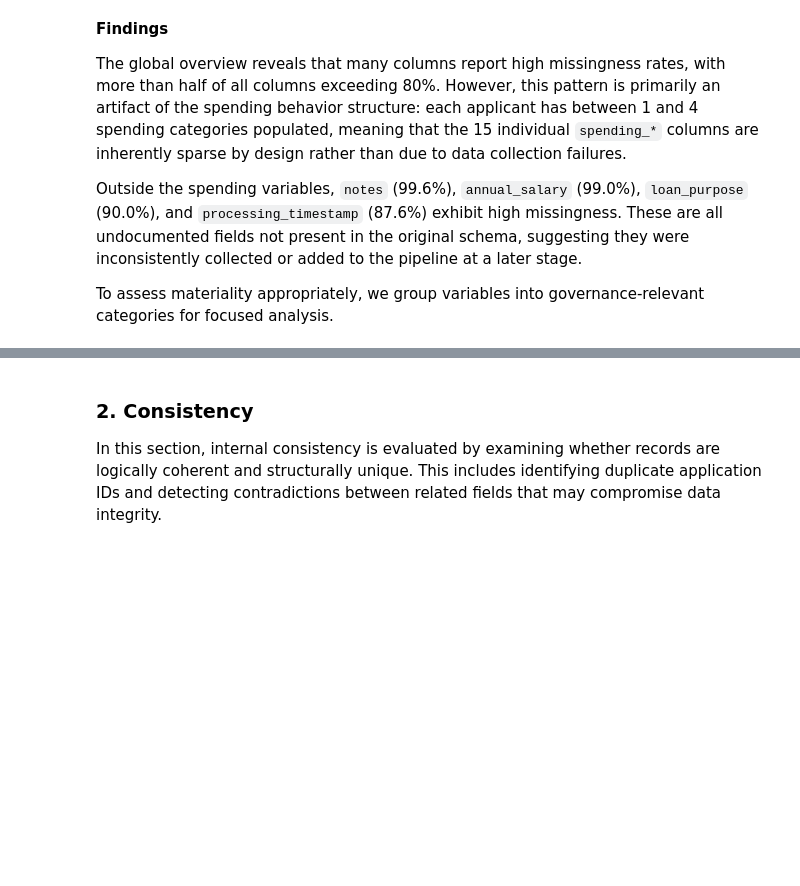
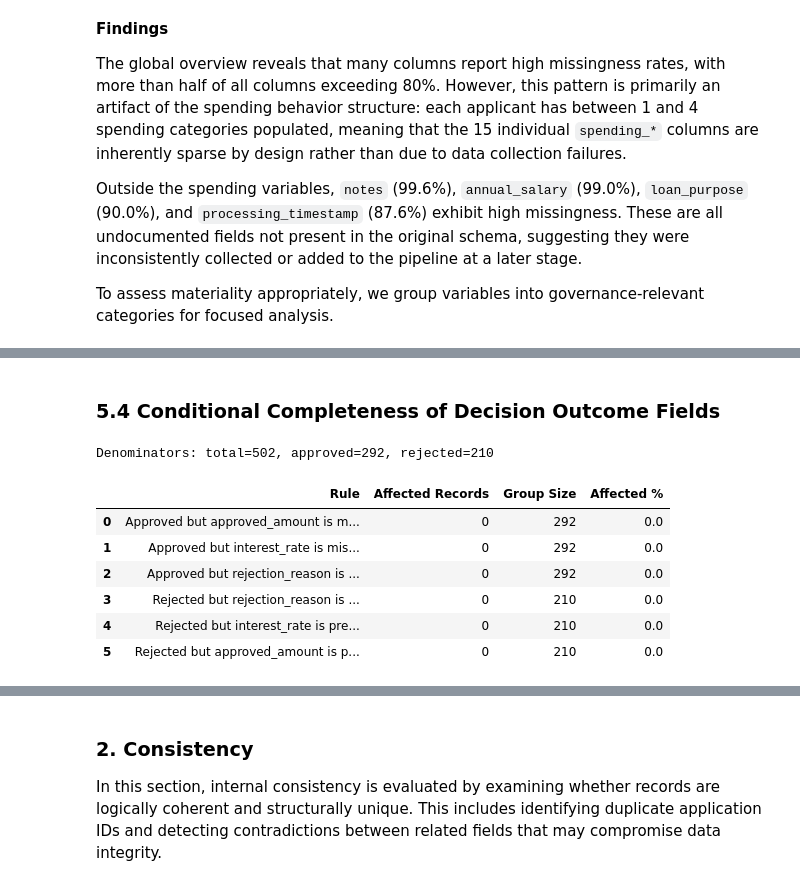
Before and after one commit to mchlkan/dego-2606-group3, a Jupyter notebook: notebooks/01-data-quality.ipynb, the cells around one changed output, grey strips where cells are left out. Saved outputs shown, nothing was run; the diff lists cells and outputs as text; code cells hidden in the pictures; blank space fills up the shorter version.

```diff
--- a/notebooks/01-data-quality.ipynb
+++ b/notebooks/01-data-quality.ipynb
@@ -477,0 +369,37 @@ Overall, completeness risk is assessed as **Moderate**, driven primarily by meta
+# %% [markdown]
+### 5.4 Conditional Completeness of Decision Outcome Fields
+# %%
+# conditional completeness checks for decision outcome fields
+n_total = len(df)
+n_approved = int((df["loan_approved"] == True).sum())
+n_rejected = int((df["loan_approved"] == False).sum())
+
+checks = [
+    ("Approved but approved_amount is missing",
+     df.query("loan_approved == True and approved_amount.isna()").shape[0], n_approved),
+    ("Approved but interest_rate is missing",
+     df.query("loan_approved == True and interest_rate.isna()").shape[0], n_approved),
+    ("Approved but rejection_reason is present",
+     df.query("loan_approved == True and rejection_reason.notna()").shape[0], n_approved),
+    ("Rejected but rejection_reason is missing",
+     df.query("loan_approved == False and rejection_reason.isna()").shape[0], n_rejected),
+    ("Rejected but interest_rate is present",
+     df.query("loan_approved == False and interest_rate.notna()").shape[0], n_rejected),
+    ("Rejected but approved_amount is present",
+     df.query("loan_approved == False and approved_amount.notna()").shape[0], n_rejected),
+]
+
+conditional_df = pd.DataFrame(checks, columns=["Rule", "Affected Records", "Group Size"])
+conditional_df["Affected %"] = (conditional_df["Affected Records"] / conditional_df["Group Size"] * 100).round(2)
+
+print(f"Denominators: total={n_total}, approved={n_approved}, rejected={n_rejected}")
+display(conditional_df)
+# %% [output]
+Denominators: total=502, approved=292, rejected=210
+|  | Rule | Affected Records | Group Size | Affected % |
+| 0 | Approved but approved_amount is m... | 0 | 292 | 0.0 |
+| 1 | Approved but interest_rate is mis... | 0 | 292 | 0.0 |
+| 2 | Approved but rejection_reason is ... | 0 | 292 | 0.0 |
+| 3 | Rejected but rejection_reason is ... | 0 | 210 | 0.0 |
+| 4 | Rejected but interest_rate is pre... | 0 | 210 | 0.0 |
+| 5 | Rejected but approved_amount is p... | 0 | 210 | 0.0 |
```
Also changed, not shown: parts of 28 cells of this notebook.
